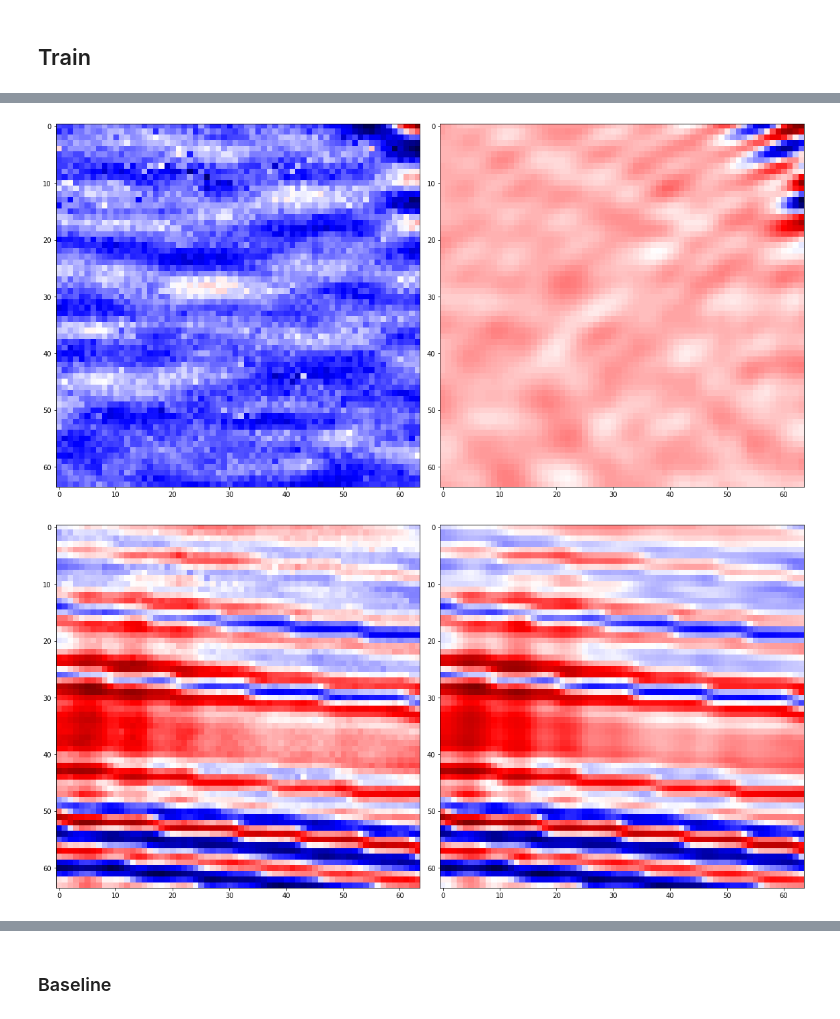
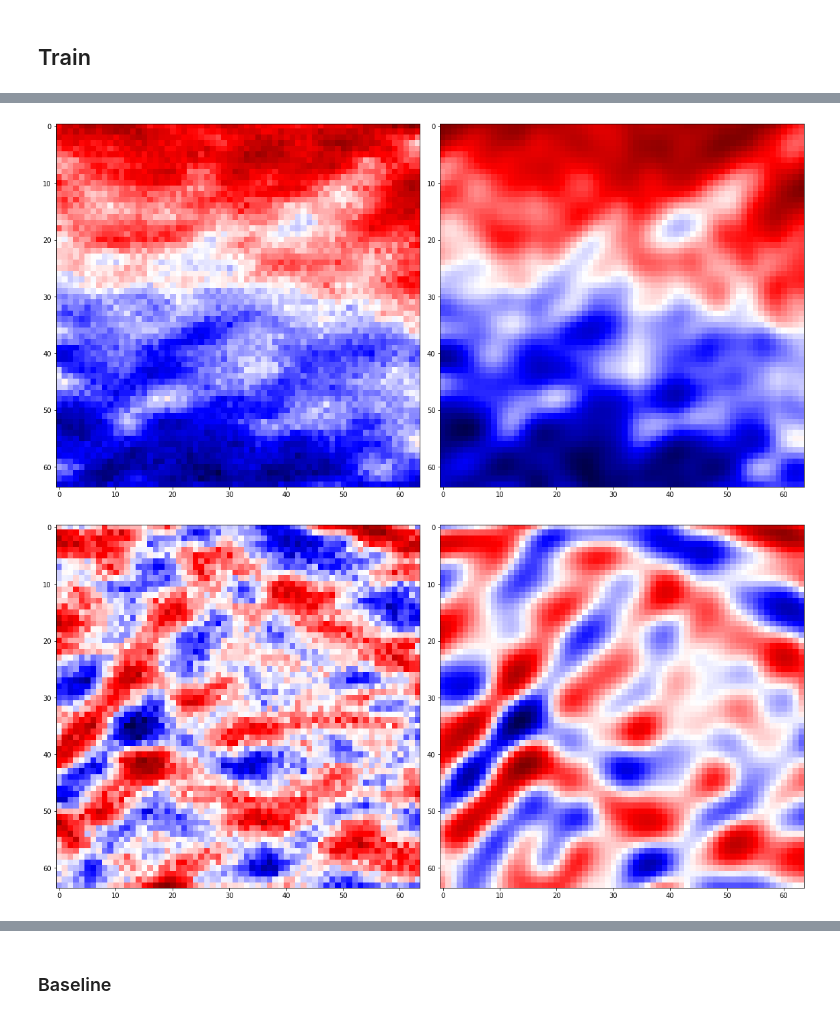
Before and after one commit to Pedalves/super-resolution, a Jupyter notebook: ipynb/mlp.ipynb, the cells around one changed output, grey strips where cells are left out. Saved outputs shown, nothing was run; the diff lists cells and outputs as text; code cells hidden in the pictures.

```diff
--- a/ipynb/mlp.ipynb
+++ b/ipynb/mlp.ipynb
@@ -52,7 +70,7 @@ plt.show()
 # %% [markdown]
 # MLP
 # %%
-tf.keras.backend.set_floatx('float64')
+tf.keras.backend.set_floatx('float32')
 
 class MLP(tf.keras.Model):
     def __init__(self, int_dims, original_dim=64, learning_rate=0.001, activ_hidden=tf.nn.relu, activ_out=None):
@@ -78,9 +96,9 @@ class MLP(tf.keras.Model):
 
         self.optimizer = tf.keras.optimizers.Adam(learning_rate=learning_rate)
 
-        self.loss_metric = tf.keras.metrics.MeanSquaredError()
+        self.loss_metric = tf.keras.metrics.MeanAbsoluteError()
 
-        self.loss = tf.keras.losses.MeanSquaredError()
+        self.loss = tf.keras.losses.MeanAbsoluteError()
 
         self.log_metrics = defaultdict(list)
 
@@ -122,6 +140,8 @@ class MLP(tf.keras.Model):
         return x_train, y_train, x_val, y_val
 
     def train_epochs(self, x_train, y_train, x_val, y_val, n_epochs, batch_size, SEED=42):
+        x_val_original = x_val
+        y_val_original = y_val
         x_train, y_train, x_val, y_val = self.make_dataset(x_train, y_train, x_val, y_val)
         loss = []
         for epoch in range(n_epochs):
@@ -142,7 +162,8 @@ class MLP(tf.keras.Model):
 
             loss_train = self.loss_metric.result().numpy()
 
-            if epoch%20 == 0 or epoch == 0:
+            if epoch%5 == 0 or epoch == 0:
+                psnr(y_val_original, self(x_val_original))
                 print(f'Epoch: {epoch} Train Loss: {loss_train} Validation Loss: {np.mean(loss_val)}')
             loss.append(np.mean(loss_val))
 
@@ -151,5 +172,6 @@ class MLP(tf.keras.Model):
 
             self.loss_metric.reset_states()
 
+        psnr(y_val_original, self(x_val_original))
         print(f'Epoch: {epoch} Train Loss: {loss_train} Validation Loss: {np.mean(loss_val)}')
         return pd.DataFrame(self.log_metrics)
@@ -158,3 +178,5 @@ model = MLP([2048])
+# %%
+model = MLP([512], learning_rate=0.0001, activ_hidden=tf.nn.tanh, activ_out=tf.nn.tanh)
 # %%
 _ = model(np.random.random_sample((1, 32, 32)))
 
@@ -177,5 +205,5 @@ _________________________________________________________________
 # %% [markdown]
 ## Train
 # %%
-result = model.train_epochs(x_train, y_train, x_val, y_val, 500, 64)
+result = model.train_epochs(x_train, y_train, x_val, y_val, 200, 64)
 # %% [output]
@@ -204,18 +237,18 @@ result.plot()
 # %%
-y = model(x_train)
+y = model(x_val)
 # %%
 fig, axes = plt.subplots(ncols=2)
 
 ax = axes.ravel()
 
 ax[0].imshow(y[1], cmap='seismic')
 
-ax[1].imshow(y_train[1], cmap='seismic')
+ax[1].imshow(y_val[1], cmap='seismic')
 
 plt.tight_layout()
 plt.show()
 # %% [output]
-[figure, old version]
+[figure, new version]
 # %%
 fig, axes = plt.subplots(ncols=2)
 
@@ -223,10 +256,10 @@ ax = axes.ravel()
 
 ax[0].imshow(y[21], cmap='seismic')
 
-ax[1].imshow(y_train[21], cmap='seismic')
+ax[1].imshow(y_val[21], cmap='seismic')
 
 plt.tight_layout()
 plt.show()
 # %% [output]
-[figure, old version]
+[figure, new version]
 # %%
```
Also changed, not shown: parts of 14 cells of this notebook, 14 other files.
